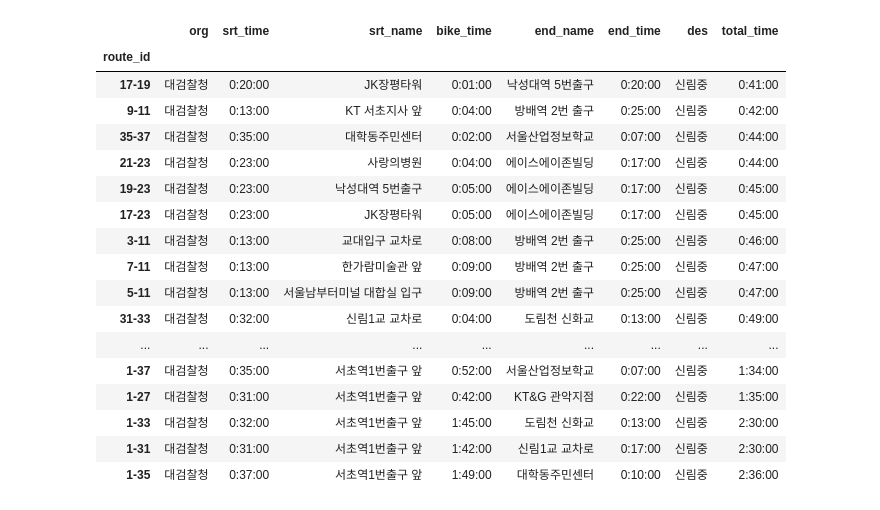
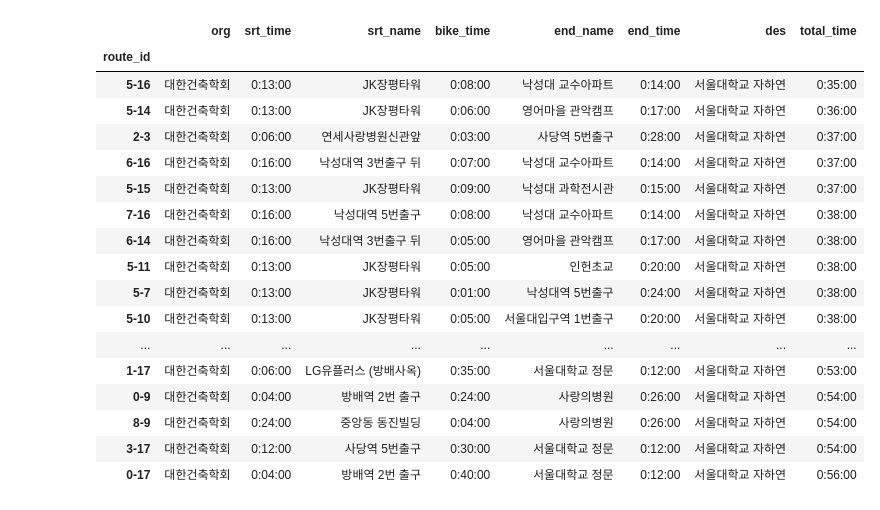
Before and after one commit to lucetre-snu/22s-spatial-information-and-visualization, a Jupyter notebook: Project/demo.ipynb, the cells around one changed output. Cells and saved outputs as stored; diff of their text form; code cells hidden in the pictures.

Commit message:
Demo

```diff
--- a/Project/demo.ipynb
+++ b/Project/demo.ipynb
@@ -1,33 +0,0 @@
-# %%
-import pickle
-import navigator
-import pandas as pd
-
-pd.set_option('display.max_rows', 500)
-
-def read_routes(org, des):
-    filename = f'{org}-{des}.pkl'
-
-    with open(filename, 'rb') as f:
-        data = pickle.load(f)
-
-    org_routes, des_routes, bikes, bike_routes = data['org_routes'], data['des_routes'], data['bikes'], data['bike_routes']
-
-    rows = []
-    for i, srt in enumerate(bikes):
-        (_, (srt_name, srt_lat, srt_lng, _, _, srt_coord)) = srt
-        for j in range(i+1, len(bikes)):
-            try:
-                (_, (end_name, end_lat, end_lng, _, _, end_coord)) = bikes[j]
-                route_id = f'{i}-{j}'
-                srt_time = navigator.calc_timedelta(org_routes[j][0]['time'])
-                bike_time = navigator.calc_timedelta(bike_routes[route_id][0]['time'])
-                end_time = navigator.calc_timedelta(des_routes[j][0]['time'])
-                total_time = srt_time + bike_time + end_time
-                rows.append([route_id, org, str(srt_time), srt_name, str(bike_time), end_name, str(end_time), des, str(total_time)])
-            except:
-                pass
-
-    df = pd.DataFrame(rows, columns=["route_id", "org", "srt_time", "srt_name", "bike_time", "end_name", "end_time", "des", "total_time"])
-    df.set_index("route_id", inplace=True)
-    return df.sort_values(by="total_time")
@@ -72,21 +1,26 @@ read_routes('서울시청', '서울고속터미널')
-# %%
-read_routes('대검찰청', '신림중')
-# %% [output]
-|  | org | srt_time | srt_name | bike_time | end_name | end_time | des | total_time |
-| route_id |  |  |  |  |  |  |  |  |
-| 17-19 | 대검찰청 | 0:20:00 | JK장평타워 | 0:01:00 | 낙성대역 5번출구 | 0:20:00 | 신림중 | 0:41:00 |
-| 9-11 | 대검찰청 | 0:13:00 | KT 서초지사 앞 | 0:04:00 | 방배역 2번 출구 | 0:25:00 | 신림중 | 0:42:00 |
-| 35-37 | 대검찰청 | 0:35:00 | 대학동주민센터 | 0:02:00 | 서울산업정보학교 | 0:07:00 | 신림중 | 0:44:00 |
-| 21-23 | 대검찰청 | 0:23:00 | 사랑의병원 | 0:04:00 | 에이스에이존빌딩 | 0:17:00 | 신림중 | 0:44:00 |
-| 19-23 | 대검찰청 | 0:23:00 | 낙성대역 5번출구 | 0:05:00 | 에이스에이존빌딩 | 0:17:00 | 신림중 | 0:45:00 |
-| 17-23 | 대검찰청 | 0:23:00 | JK장평타워 | 0:05:00 | 에이스에이존빌딩 | 0:17:00 | 신림중 | 0:45:00 |
-| 3-11 | 대검찰청 | 0:13:00 | 교대입구 교차로 | 0:08:00 | 방배역 2번 출구 | 0:25:00 | 신림중 | 0:46:00 |
-| 7-11 | 대검찰청 | 0:13:00 | 한가람미술관 앞 | 0:09:00 | 방배역 2번 출구 | 0:25:00 | 신림중 | 0:47:00 |
-| 5-11 | 대검찰청 | 0:13:00 | 서울남부터미널 대합실 입구 | 0:09:00 | 방배역 2번 출구 | 0:25:00 | 신림중 | 0:47:00 |
-| 31-33 | 대검찰청 | 0:32:00 | 신림1교 교차로 | 0:04:00 | 도림천 신화교 | 0:13:00 | 신림중 | 0:49:00 |
-| ... | ... | ... | ... | ... | ... | ... | ... | ... |
-| 1-37 | 대검찰청 | 0:35:00 | 서초역1번출구 앞 | 0:52:00 | 서울산업정보학교 | 0:07:00 | 신림중 | 1:34:00 |
-| 1-27 | 대검찰청 | 0:31:00 | 서초역1번출구 앞 | 0:42:00 | KT&G 관악지점 | 0:22:00 | 신림중 | 1:35:00 |
-| 1-33 | 대검찰청 | 0:32:00 | 서초역1번출구 앞 | 1:45:00 | 도림천 신화교 | 0:13:00 | 신림중 | 2:30:00 |
-| 1-31 | 대검찰청 | 0:31:00 | 서초역1번출구 앞 | 1:42:00 | 신림1교 교차로 | 0:17:00 | 신림중 | 2:30:00 |
-| 1-35 | 대검찰청 | 0:37:00 | 서초역1번출구 앞 | 1:49:00 | 대학동주민센터 | 0:10:00 | 신림중 | 2:36:00 |
+# %%
+import demo
+
+# demo.read_routes('강변역', '쥬티클럽')
+# demo.read_routes('반포한강공원', '여의도한강공원')
+demo.read_routes('대한건축학회', '서울대학교 자하연')
+# demo.read_routes('서울시청', '서울고속터미널')
+# %% [output]
+|  | org | srt_time | srt_name | bike_time | end_name | end_time | des | total_time |
+| route_id |  |  |  |  |  |  |  |  |
+| 5-16 | 대한건축학회 | 0:13:00 | JK장평타워 | 0:08:00 | 낙성대 교수아파트 | 0:14:00 | 서울대학교 자하연 | 0:35:00 |
+| 5-14 | 대한건축학회 | 0:13:00 | JK장평타워 | 0:06:00 | 영어마을 관악캠프 | 0:17:00 | 서울대학교 자하연 | 0:36:00 |
+| 2-3 | 대한건축학회 | 0:06:00 | 연세사랑병원신관앞 | 0:03:00 | 사당역 5번출구 | 0:28:00 | 서울대학교 자하연 | 0:37:00 |
+| 6-16 | 대한건축학회 | 0:16:00 | 낙성대역 3번출구 뒤 | 0:07:00 | 낙성대 교수아파트 | 0:14:00 | 서울대학교 자하연 | 0:37:00 |
+| 5-15 | 대한건축학회 | 0:13:00 | JK장평타워 | 0:09:00 | 낙성대 과학전시관 | 0:15:00 | 서울대학교 자하연 | 0:37:00 |
+| 7-16 | 대한건축학회 | 0:16:00 | 낙성대역 5번출구 | 0:08:00 | 낙성대 교수아파트 | 0:14:00 | 서울대학교 자하연 | 0:38:00 |
+| 6-14 | 대한건축학회 | 0:16:00 | 낙성대역 3번출구 뒤 | 0:05:00 | 영어마을 관악캠프 | 0:17:00 | 서울대학교 자하연 | 0:38:00 |
+| 5-11 | 대한건축학회 | 0:13:00 | JK장평타워 | 0:05:00 | 인헌초교 | 0:20:00 | 서울대학교 자하연 | 0:38:00 |
+| 5-7 | 대한건축학회 | 0:13:00 | JK장평타워 | 0:01:00 | 낙성대역 5번출구 | 0:24:00 | 서울대학교 자하연 | 0:38:00 |
+| 5-10 | 대한건축학회 | 0:13:00 | JK장평타워 | 0:05:00 | 서울대입구역 1번출구 | 0:20:00 | 서울대학교 자하연 | 0:38:00 |
+| ... | ... | ... | ... | ... | ... | ... | ... | ... |
+| 1-17 | 대한건축학회 | 0:06:00 | LG유플러스 (방배사옥) | 0:35:00 | 서울대학교 정문 | 0:12:00 | 서울대학교 자하연 | 0:53:00 |
+| 0-9 | 대한건축학회 | 0:04:00 | 방배역 2번 출구 | 0:24:00 | 사랑의병원 | 0:26:00 | 서울대학교 자하연 | 0:54:00 |
+| 8-9 | 대한건축학회 | 0:24:00 | 중앙동 동진빌딩 | 0:04:00 | 사랑의병원 | 0:26:00 | 서울대학교 자하연 | 0:54:00 |
+| 3-17 | 대한건축학회 | 0:12:00 | 사당역 5번출구 | 0:30:00 | 서울대학교 정문 | 0:12:00 | 서울대학교 자하연 | 0:54:00 |
+| 0-17 | 대한건축학회 | 0:04:00 | 방배역 2번 출구 | 0:40:00 | 서울대학교 정문 | 0:12:00 | 서울대학교 자하연 | 0:56:00 |
```
Also changed, not shown: parts of 2 cells of this notebook, 7 other files.
